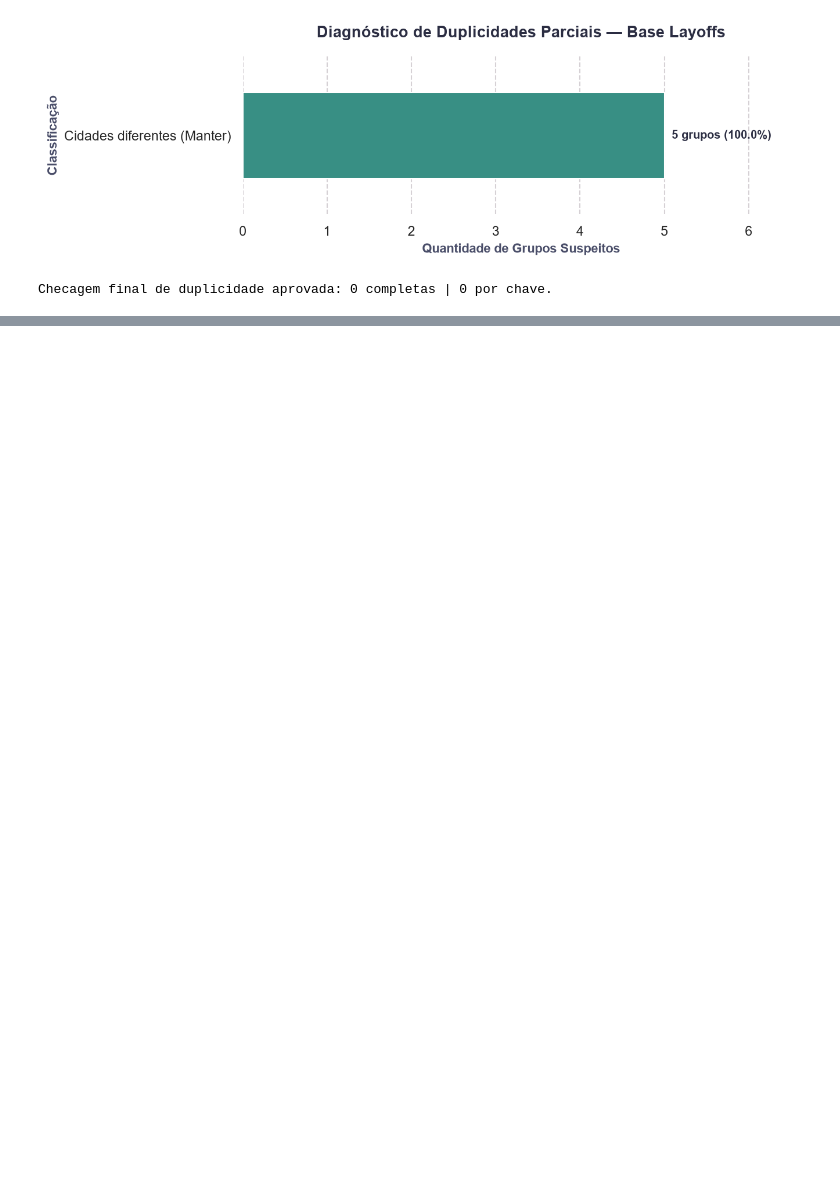
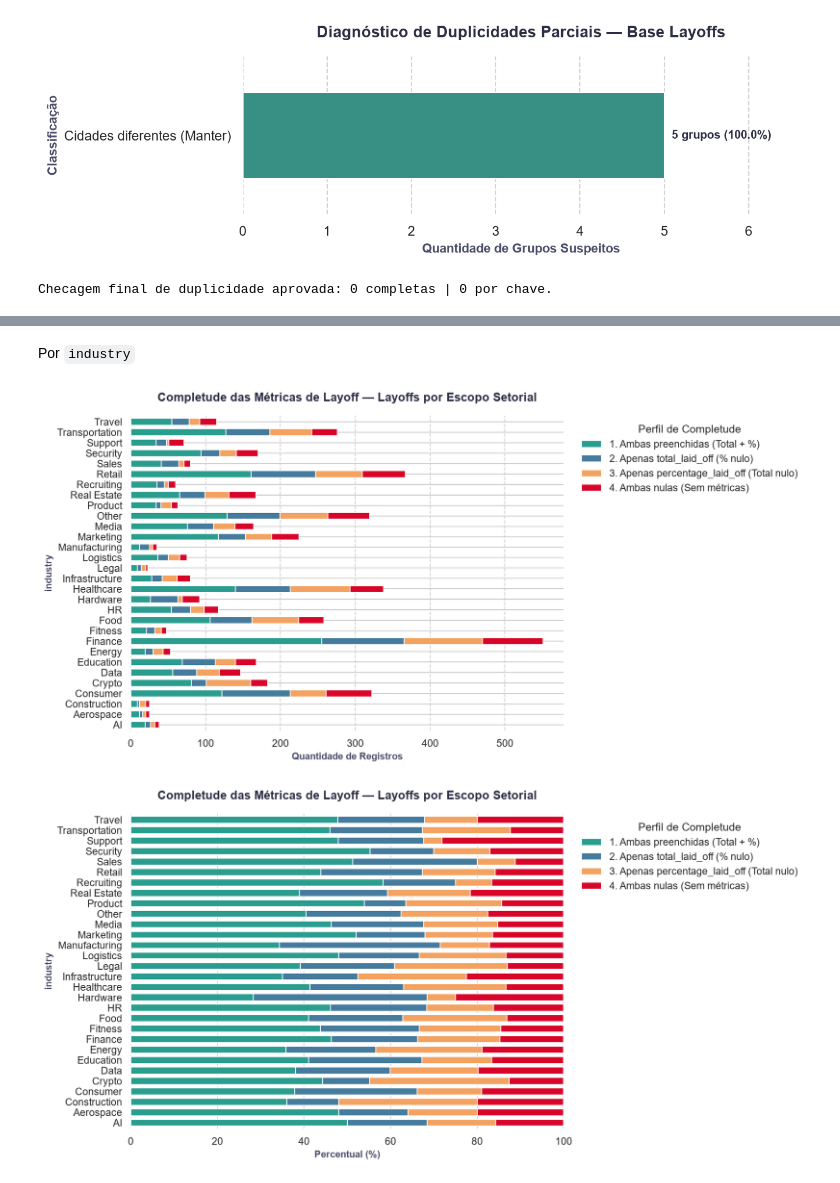
Before and after one commit to AleCecilio/digital_entertainment_layoffs, a Jupyter notebook: notebooks/01_data_cleaning.ipynb, the cells around one changed output, grey strips where cells are left out. Drawn from its saved outputs; the diff is of its cells as text; code cells hidden in the pictures; blank space fills up the shorter version.

```diff
--- a/notebooks/01_data_cleaning.ipynb
+++ b/notebooks/01_data_cleaning.ipynb
@@ -361,0 +468,22 @@ Checagem final de duplicidade aprovada: 0 completas | 0 por chave.
+# %% [markdown]
+Por `industry`
+# %%
+profile_table, percentage_table = cross_tabulation_sector_company(
+    df_clean,
+    column='industry'
+)
+
+chart_completeness_profile(
+    profile_table,
+    percentage=False,
+    dataframe_name='Layoffs por Escopo Setorial'
+)
+
+chart_completeness_profile(
+    percentage_table,
+    percentage=True,
+    dataframe_name='Layoffs por Escopo Setorial'
+)
+# %% [output]
+[figure, added]
+[figure, added]
```
Also changed, not shown: parts of 17 cells of this notebook, 6 other files.
